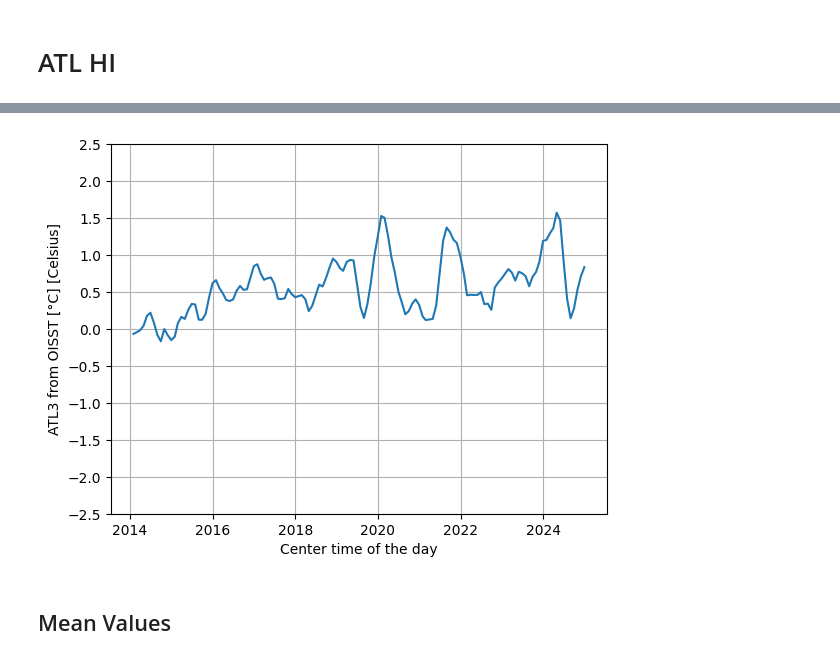
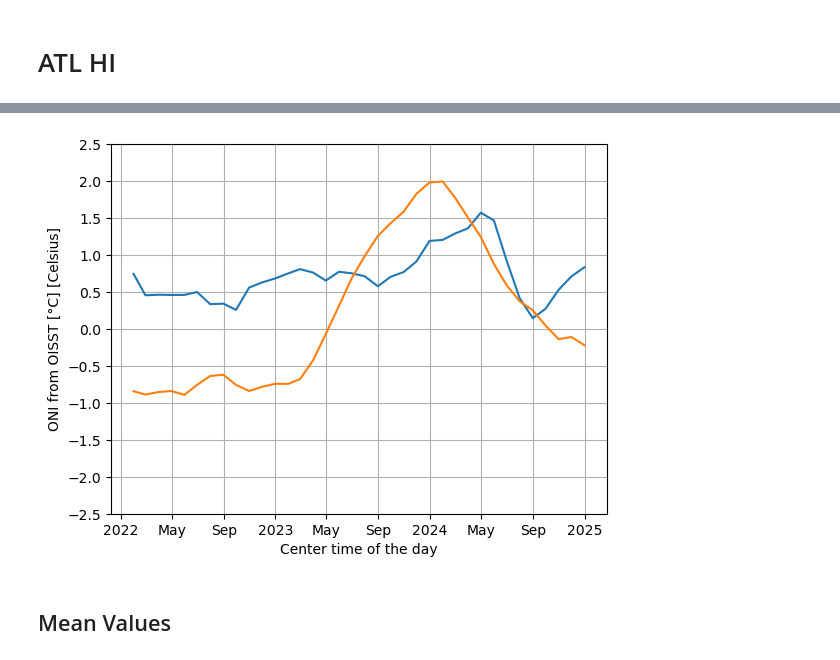
Before and after one commit to allan3prez/Caribe_Heat_AN, a Jupyter notebook: Plots/ERA5_OISST_HIdmax_.ipynb, the cells around one changed output, grey strips where cells are left out. Cells and saved outputs as stored; diff of their text form; code cells hidden in the pictures.

```diff
--- a/Plots/ERA5_OISST_HIdmax_.ipynb
+++ b/Plots/ERA5_OISST_HIdmax_.ipynb
@@ -56,7 +56,7 @@ plt.grid()
 # %% [output]
 [figure]
 # %%
-years = np.arange(2014, 2025, 1)
+years = np.arange(2022, 2025, 1)
 ONI.where(ONI['time.year'].isin(years)).plot()
 plt.yticks(np.arange(-2.5, 3, 0.5))
 plt.grid()
@@ -148,9 +148,10 @@ plt.grid()
 # %%
 ATL3.where(ATL3['time.year'].isin(years)).plot()
+ONI.where(ONI['time.year'].isin(years)).plot()
 plt.yticks(np.arange(-2.5, 3, 0.5))
 plt.grid()
 # %% [output]
-[figure, old version]
+[figure, new version]
 # %% [markdown]
 ## Mean Values
 # %%
```
Also changed, not shown: parts of 4 cells of this notebook, 14 other files.
